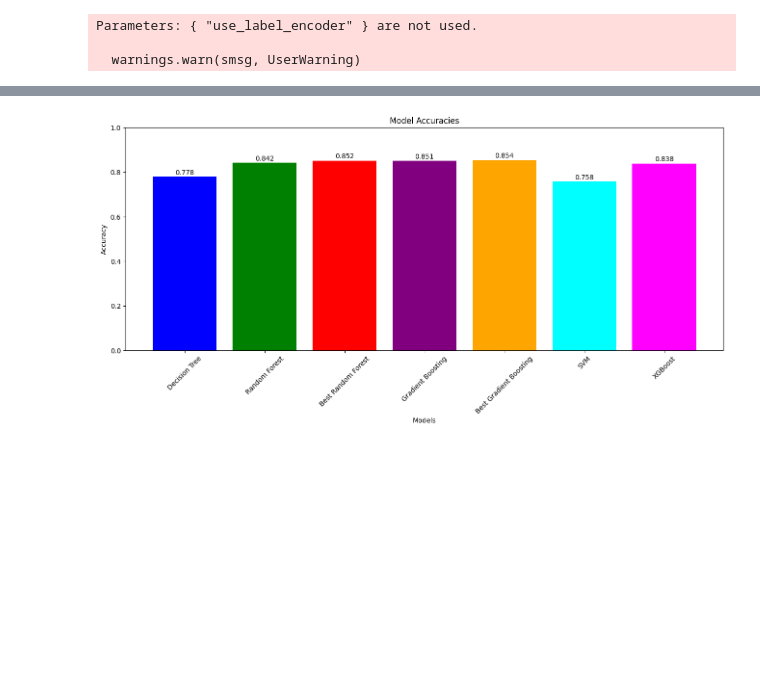
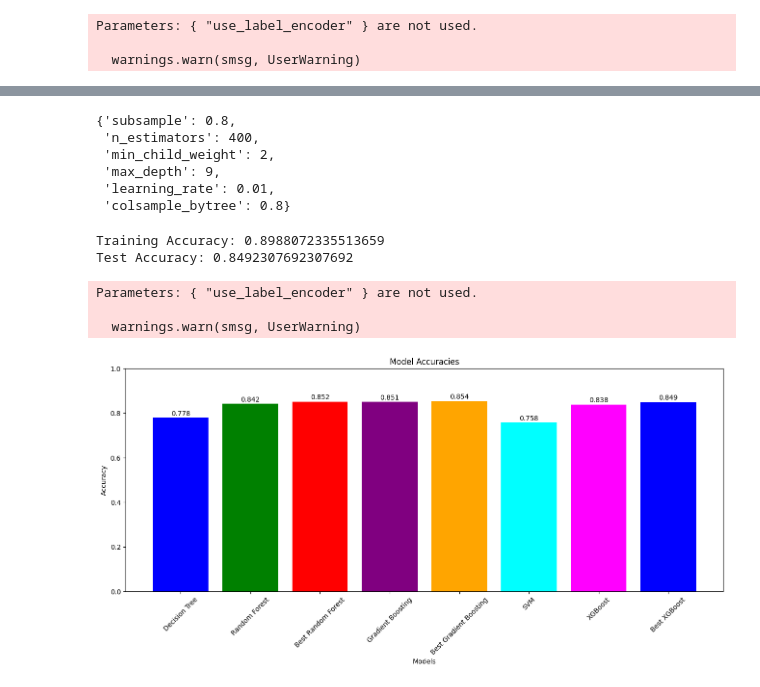
Before and after one commit to Rhy-Shah/BankCustomerSegmentation, a Jupyter notebook: code.ipynb, the cells around one changed output, grey strips where cells are left out. Saved outputs shown, nothing was run; the diff lists cells and outputs as text; code cells hidden in the pictures; blank space fills up the shorter version.

```diff
--- a/code.ipynb
+++ b/code.ipynb
@@ -489,3 +489,21 @@ Test Accuracy: 0.8384615384615385
 Parameters: { "use_label_encoder" } are not used.
 
   warnings.warn(smsg, UserWarning)
+# %%
+from sklearn.model_selection import RandomizedSearchCV
+
+param_grid_xgb = {
+    'n_estimators': [100, 200, 300, 400, 500],
+    'learning_rate': [0.01, 0.1, 0.2, 0.3],
+    'max_depth': [3, 4, 5, 6, 7, 8, 9, 10],
+    'min_child_weight': [1, 2, 3, 4, 5],
+    'subsample': [0.6, 0.7, 0.8, 0.9, 1.0],
+    'colsample_bytree': [0.6, 0.7, 0.8, 0.9, 1.0]
+}
+
+xgb_random = RandomizedSearchCV(estimator=xgb, param_distributions=param_grid_xgb, n_iter=100, cv=3, verbose=2, random_state=42, n_jobs=-1)
+
+xgb_random.fit(X_train, y_train)
+
+best_params_xgb = xgb_random.best_params_
+best_params_xgb
@@ -492,19 +666,56 @@ Parameters: { "use_label_encoder" } are not used.
+# %%
+best_params_xgb
+# %% [output]
+{'subsample': 0.8,
+ 'n_estimators': 400,
+ 'min_child_weight': 2,
+ 'max_depth': 9,
+ 'learning_rate': 0.01,
+ 'colsample_bytree': 0.8}
+# %%
+best_xgb = XGBClassifier(
+    n_estimators=best_params_gb['n_estimators'],
+    learning_rate=best_params_gb['learning_rate'],
+    max_depth=best_params_gb['max_depth'],
+    min_child_weight=best_params_gb['min_samples_leaf'],
+    subsample=0.8,
+    colsample_bytree=0.8,
+    random_state=42,
+    use_label_encoder=False,
+    eval_metric='logloss'
+)
+
+best_xgb.fit(X_train, y_train)
+
+y_pred_best_xgb = best_xgb.predict(X_test)
+
+accuracy_best_xgb_train = (best_xgb.predict(X_train) == y_train).mean()
+accuracy_best_xgb_test = (y_pred_best_xgb == y_test).mean()
+
+print(f"Training Accuracy: {accuracy_best_xgb_train}")
+print(f"Test Accuracy: {accuracy_best_xgb_test}")
+# %% [output]
+Training Accuracy: 0.8988072335513659
+Test Accuracy: 0.8492307692307692
+Parameters: { "use_label_encoder" } are not used.
+
+  warnings.warn(smsg, UserWarning)
 # %%
 # Model names and their corresponding accuracies
-models = ['Decision Tree', 'Random Forest', 'Best Random Forest', 'Gradient Boosting', 'Best Gradient Boosting', 'SVM', 'XGBoost']
-accuracies = [accuracy_dt, accuracy_rf, accuracy_best_rf, accuracy_gb, accuracy_best_gb_test, accuracy_svm_test, accuracy_xgb_test]
+models = ['Decision Tree', 'Random Forest', 'Best Random Forest', 'Gradient Boosting', 'Best Gradient Boosting', 'SVM', 'XGBoost', 'Best XGBoost']
+accuracies = [accuracy_dt, accuracy_rf, accuracy_best_rf, accuracy_gb, accuracy_best_gb_test, accuracy_svm_test, accuracy_xgb_test, accuracy_best_xgb_test]
 
 plt.figure(figsize=(16, 6))
 plt.bar(models, accuracies, color=['blue', 'green', 'red', 'purple', 'orange', 'cyan', 'magenta'])
 
 for i, v in enumerate(accuracies):
     plt.text(i, v + 0.01, f"{v:.3f}", ha='center')
 
 plt.xlabel('Models')
 plt.xticks(rotation=45)
 plt.ylabel('Accuracy')
 plt.title('Model Accuracies')
 plt.ylim(0, 1)
 plt.show()
 # %% [output]
-[figure, old version]
+[figure, new version]
```
Also changed, not shown: parts of 3 cells of this notebook.
